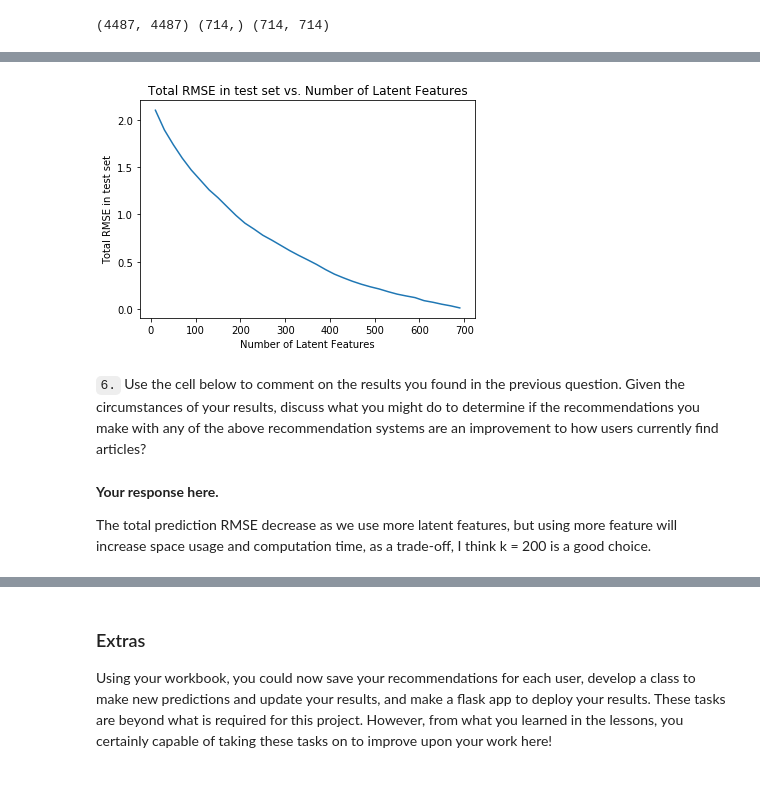
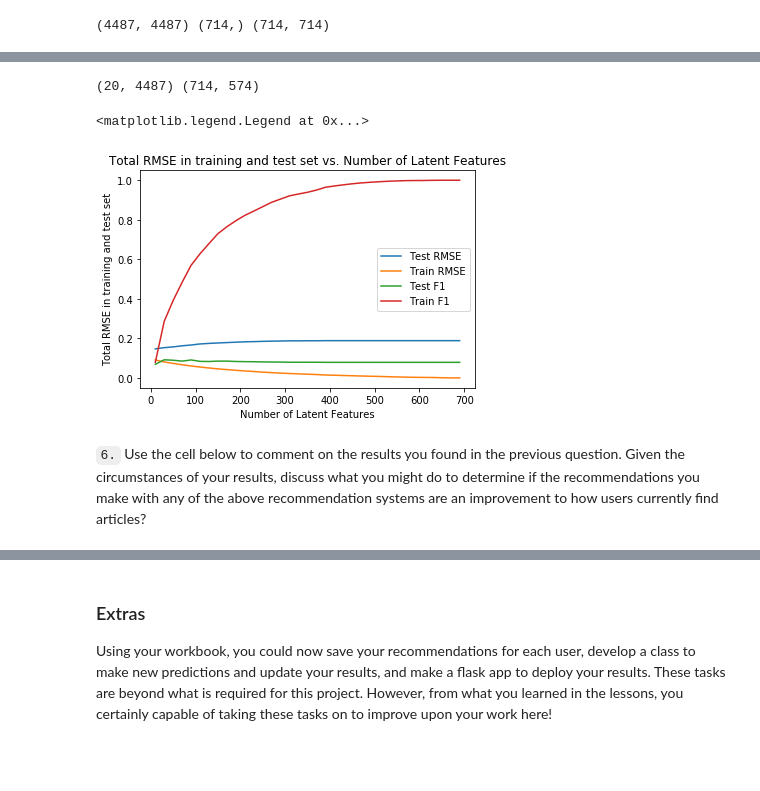
Before and after one commit to jimmyadeline/IBM_Recommendation_System, a Jupyter notebook: Recommendations_with_IBM.ipynb, the cells around one changed output, grey strips where cells are left out. Saved outputs shown, nothing was run; the diff lists cells and outputs as text; code cells hidden in the pictures.

```diff
--- a/Recommendations_with_IBM.ipynb
+++ b/Recommendations_with_IBM.ipynb
@@ -920,34 +957,69 @@ predictable_user_ids.iloc[0]
+# %%
+row_idxs = user_item_train.index.isin(test_idx)
+col_idxs = user_item_train.columns.isin(test_arts)
+u_test = u_train[row_idxs, :]
+vt_test = vt_train[:, col_idxs]
+# print(u_test.shape, vt_test.shape)
+predictable_user_item_test = user_item_test.values[test_idx.isin(user_item_train.index), :]
+# %% [output]
+(20, 4487) (714, 574)
+# %%
+from sklearn.metrics import f1_score
+
+
+def get_average_f1_score(pred, actual):
+    '''
+    INPUT:
+    pred - numpy ndarray
+    actual - numpy ndarray
+
+    OUTPUT:
+    average_f1_score : average f1 score for each row of input
+    '''
+    total_f1_score = 0.0
+    for i in range(pred.shape[0]):
+        total_f1_score += f1_score(actual[i], pred[i])
+    return total_f1_score / pred.shape[0]
+# %%
+# np.round() is not that accurate, since we only want to round the value to binary
+round_to_binary = np.vectorize(lambda x : 0 if x < 0.5 else 1)
 # %%
+
+
 num_latent_feats = np.arange(10,700+10,20)
-total_errs = []
+
+total_test_errs = []
+total_test_f1 = []
+total_training_errs = []
+total_training_f1 = []
 
 # Make prediction with k latent features
 for k in num_latent_feats:
     u_new, s_new, vt_new = u_train[:, :k], np.diag(s_train[:k]), vt_train[:k, :]
-    pred_ratings = np.dot(np.dot(u_new, s_new), vt_new)
+    u_test_new, vt_test_new = u_test[:, :k], vt_test[:k, :]
 
-    # get the row index in user_item_train matrix
-    # for those users that are predictable (intersected between train set and test set)
-    user_rows = [np.where(user_item_train.index == predictable_user_ids.iloc[i])[0][0] for i in range(predictable_user_ids.shape[0])]
+    # === Calculate Training set error and f1 score ===
+    pred_training = round_to_binary(np.dot(np.dot(u_new, s_new), vt_new))
+    training_error = np.sqrt(np.mean((pred_training - user_item_train.values)**2))
+    total_training_errs.append(training_error)
+    total_training_f1.append(get_average_f1_score(pred_training, user_item_train.values))
 
-    total_rmse = 0
-    for user_row in user_rows:
-        pred = pred_ratings[user_row]
-        actual = user_item_train.iloc[user_row].values
-        total_rmse += np.sqrt(np.mean((pred - actual)**2))
+    # === Calculate Test set error and f1 score ===
+    pred_test = round_to_binary(np.dot(np.dot(u_test_new, s_new), vt_test_new))
+    test_error = np.sqrt(np.mean((pred_test - predictable_user_item_test)**2))
+    total_test_errs.append(test_error)
+    total_test_f1.append(get_average_f1_score(pred_test, predictable_user_item_test))
 
-    total_errs.append(total_rmse)
-
-
-plt.plot(num_latent_feats, total_errs);
-plt.xlabel('Number of Latent Features');
-plt.ylabel('Total RMSE in test set');
-plt.title('Total RMSE in test set vs. Number of Latent Features');
+plt.plot(num_latent_feats, total_test_errs, label='Test RMSE')
+plt.plot(num_latent_feats, total_training_errs, label='Train RMSE')
+plt.plot(num_latent_feats, total_test_f1, label='Test F1')
+plt.plot(num_latent_feats, total_training_f1, label='Train F1')
+plt.xlabel('Number of Latent Features')
+plt.ylabel('Total RMSE in training and test set')
+plt.title('Total RMSE in training and test set vs. Number of Latent Features')
+plt.legend()
 # %% [output]
+<matplotlib.legend.Legend at 0x...>
-[figure, old version]
+[figure, new version]
 # %% [markdown]
 `6.` Use the cell below to comment on the results you found in the previous question. Given the circumstances of your results, discuss what you might do to determine if the recommendations you make with any of the above recommendation systems are an improvement to how users currently find articles?
-# %% [markdown]
-**Your response here.**
-
-The total prediction RMSE decrease as we use more latent features, but using more feature will increase space usage and computation time, as a trade-off, I think k = 200 is a good choice.
```
Also changed, not shown: parts of 16 cells of this notebook, 1 other file.
